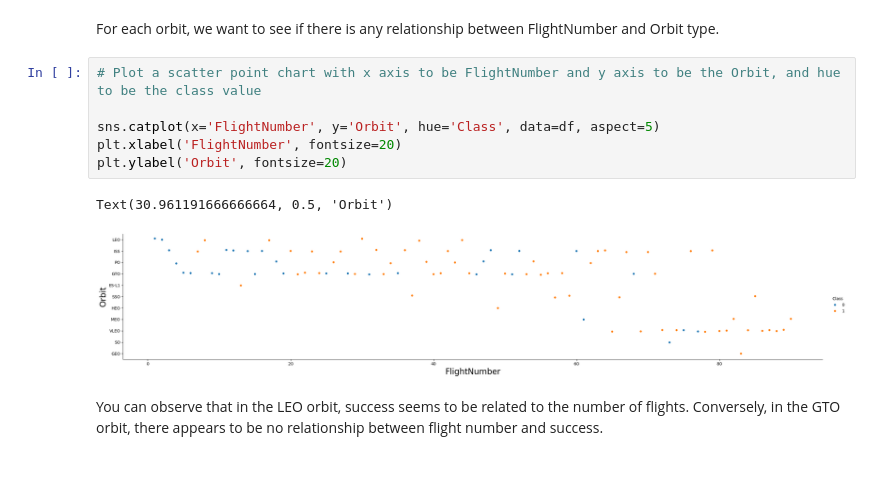
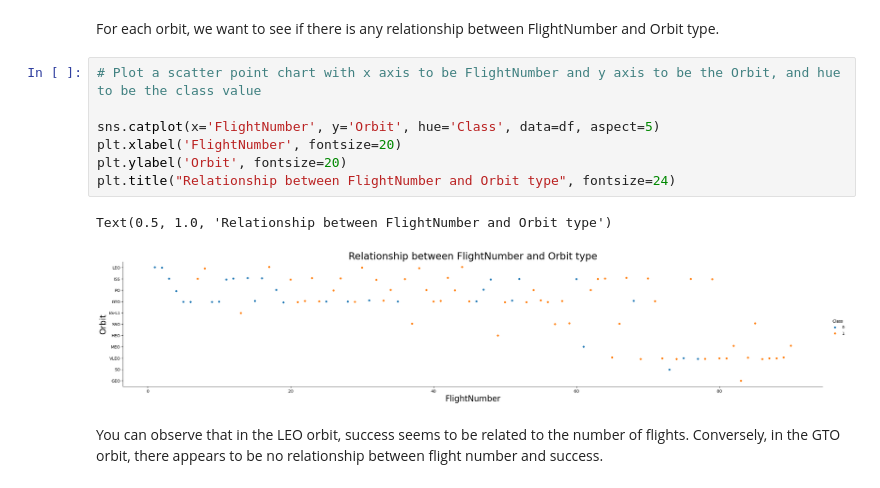
Before and after one commit to kylexho/tamsui, a Jupyter notebook: edadataviz.ipynb, the cells around one changed output. Saved outputs shown, nothing was run; the diff lists cells and outputs as text.

```diff
--- a/edadataviz.ipynb
+++ b/edadataviz.ipynb
@@ -141,12 +143,13 @@ For each orbit, we want to see if there is any relationship between FlightNumber
 # %%
 # Plot a scatter point chart with x axis to be FlightNumber and y axis to be the Orbit, and hue to be the class value
 
 sns.catplot(x='FlightNumber', y='Orbit', hue='Class', data=df, aspect=5)
 plt.xlabel('FlightNumber', fontsize=20)
 plt.ylabel('Orbit', fontsize=20)
+plt.title("Relationship between FlightNumber and Orbit type", fontsize=24)
 # %% [output]
-Text(30.961191666666664, 0.5, 'Orbit')
+Text(0.5, 1.0, 'Relationship between FlightNumber and Orbit type')
-[figure, old version]
+[figure, new version]
 # %% [markdown]
 You can observe that in the LEO orbit, success seems to be related to the number of flights. Conversely, in the GTO orbit, there appears to be no relationship between flight number and success.
 # %% [markdown]
```
Also changed, not shown: parts of 9 cells of this notebook.
